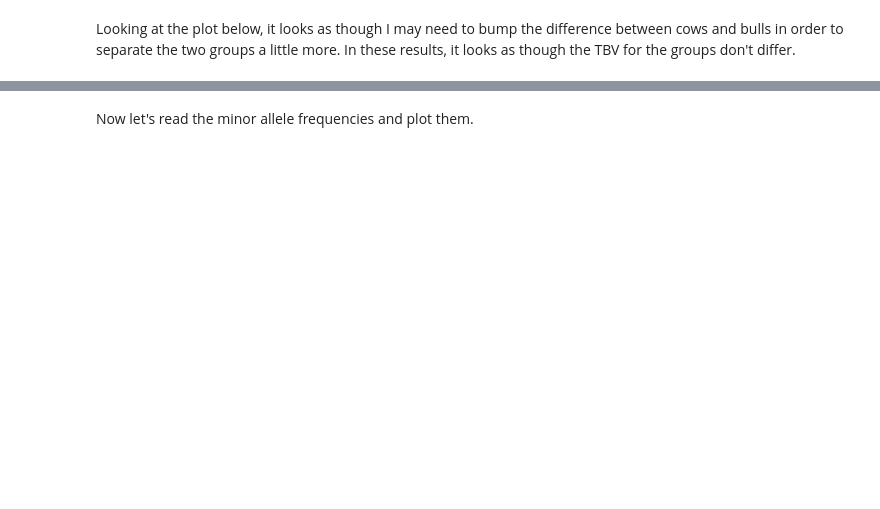
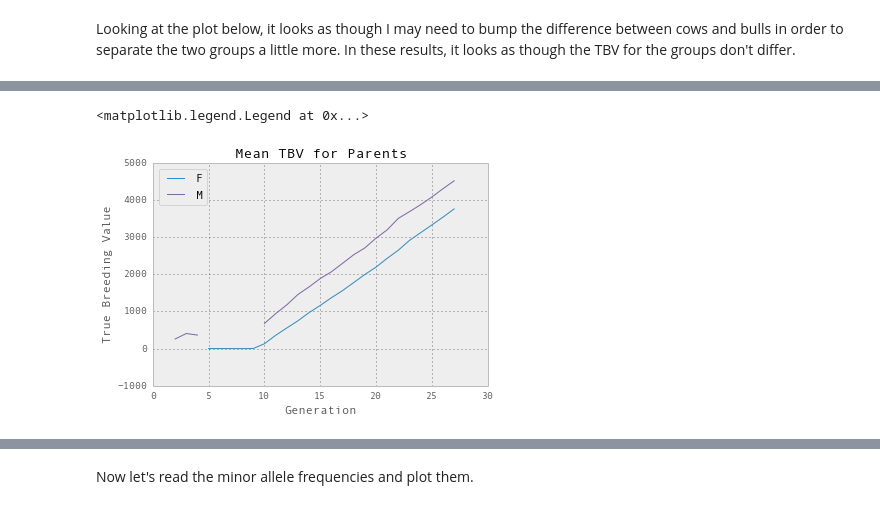
Before and after one commit to wintermind/multiple-recessives, a Jupyter notebook: Analyze Simulation Results.ipynb, the cells around one changed output, grey strips where cells are left out. Saved outputs shown, nothing was run; the diff lists cells and outputs as text; code cells hidden in the pictures; blank space fills up the shorter version.

```diff
--- a/Analyze Simulation Results.ipynb
+++ b/Analyze Simulation Results.ipynb
@@ -100,0 +162,21 @@ ax.legend(loc='best')
+# %%
+grouped = parents.groupby(['sex','born']).mean()
+full_index = []
+for x in ['F','M']:
+    for g in all_animals['born'].unique():
+        full_index.append((x,g))
+grouped = grouped.reindex(full_index).reset_index()
+grouped = grouped.add_suffix('').reset_index()
+grouped = grouped.sort(['level_0','level_1'])
+# %%
+fig = plt.figure()
+ax = fig.add_subplot(1, 1, 1)
+ax.set_title('Mean TBV for Parents')
+ax.set_xlabel('Generation')
+ax.set_ylabel('True Breeding Value')
+for key, grp in grouped.groupby(['level_0']):
+    ax.plot(grp['TBV'], label=key)
+ax.legend(loc='best')
+# %% [output]
+<matplotlib.legend.Legend at 0x...>
+[figure, added]
```
Also changed, not shown: parts of 22 cells of this notebook.
